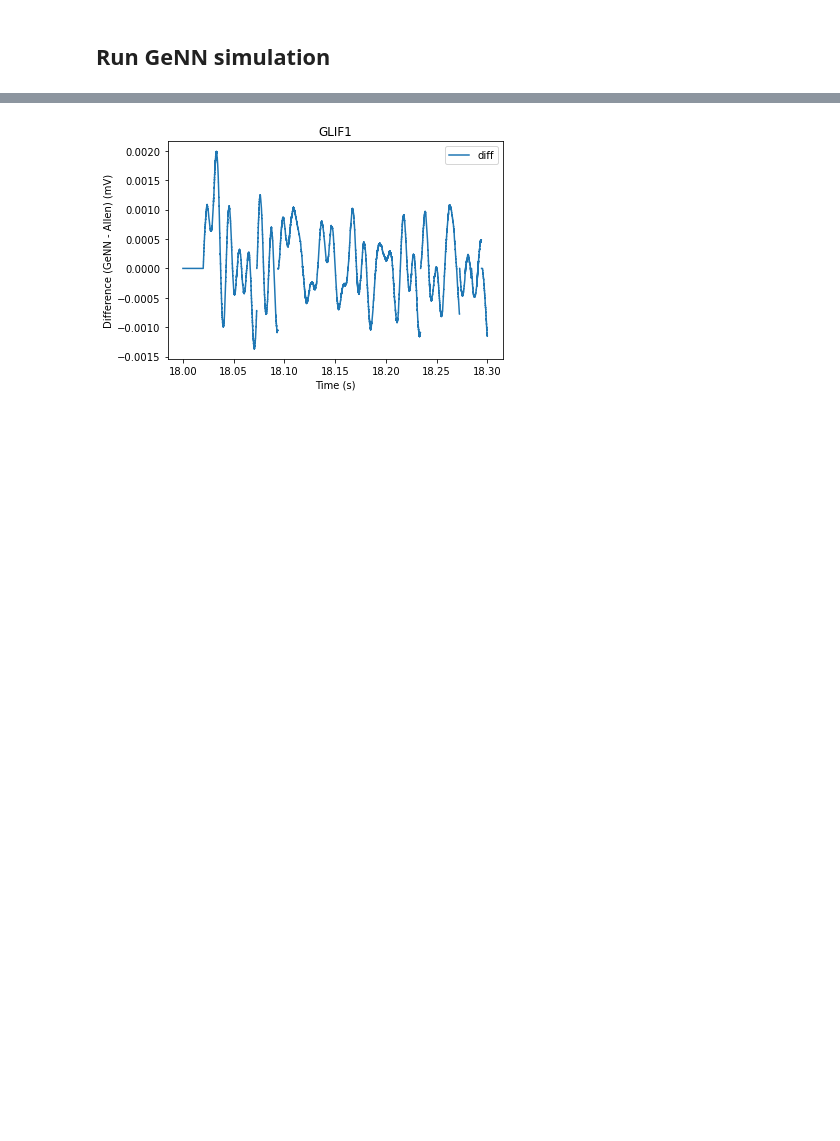
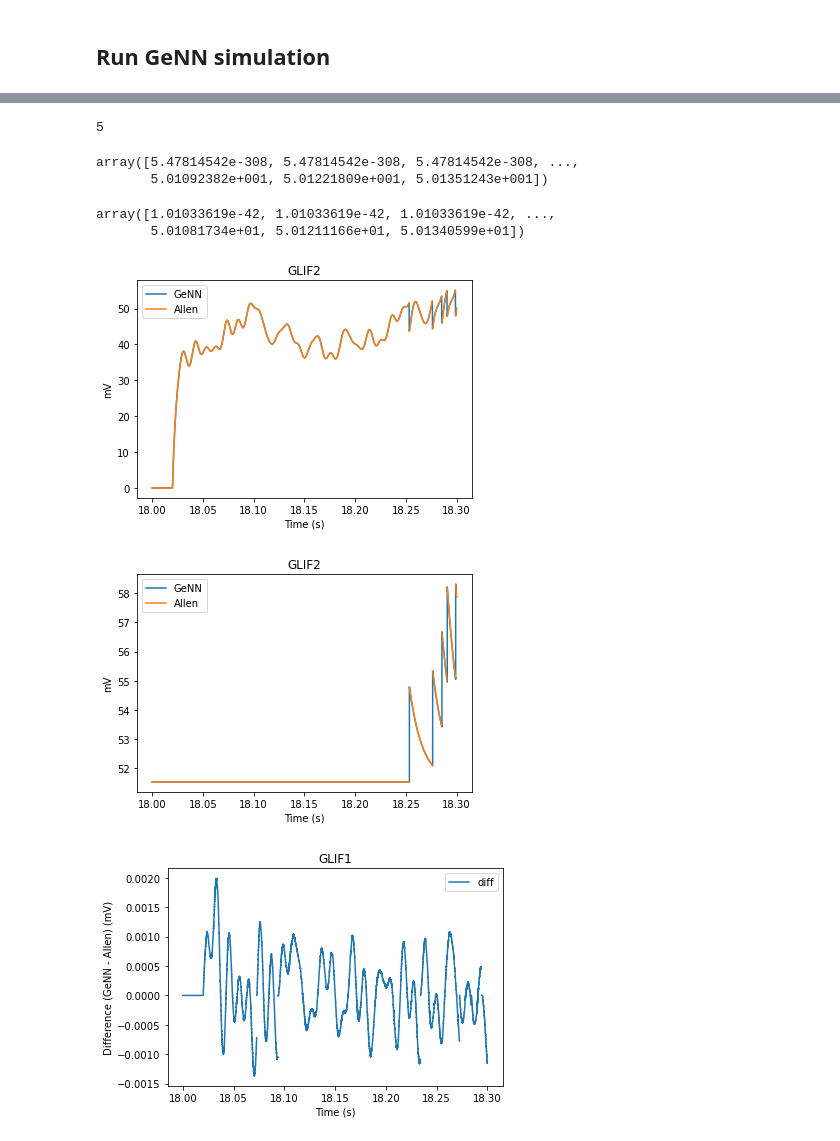
Before and after one commit to williamsnider/v1_project, a Jupyter notebook: compare_GLIF.ipynb, the cells around one changed output, grey strips where cells are left out. Drawn from its saved outputs; the diff is of its cells as text; code cells hidden in the pictures; blank space fills up the shorter version.

```diff
--- a/compare_GLIF.ipynb
+++ b/compare_GLIF.ipynb
@@ -400,3 +679,80 @@ for specimen_id in specimen_ids:
+# %%
+diff = Allen - GeNN
+np.sum(diff>2)
+# %% [output]
+5
+# %%
+Allen
+# %% [output]
+array([5.47814542e-308, 5.47814542e-308, 5.47814542e-308, ...,
+       5.01092382e+001, 5.01221809e+001, 5.01351243e+001])
+# %%
+GeNN
+# %% [output]
+array([1.01033619e-42, 1.01033619e-42, 1.01033619e-42, ...,
+       5.01081734e+01, 5.01211166e+01, 5.01340599e+01])
+# %%
+# Plot the results
+fig, axs = plt.subplots(1,1)
+
+# Full run
+t = saved_model['time']
+# axs[0].plot(t, v[:num_steps,:], label='GeNN')
+# axs[0].plot(t, saved_model['voltage']*1e3, label='Allen')
+# axs[0].set_xlabel('Time (s)')
+# axs[0].set_ylabel('mV')
+# axs[0].set_title('Full Run Time')
+
+# Subset of run
+mask = np.logical_and(t>18, t<18.3)
+axs.plot(t[mask], v[mask,:], label='GeNN')
+axs.plot(t[mask], saved_model['voltage'][mask]*1e3, label='Allen')
+axs.set_xlabel('Time (s)')
+axs.set_ylabel('mV')
+axs.set_title('Run Time on [18, 18.3]')
+plt.title(GLIF_dict[model_type])
+plt.legend()
+plt.show()
+
+# Plot the results
+fig, axs = plt.subplots(1,1)
+
+# Subset of run
+mask = np.logical_and(t>18, t<18.3)
+axs.plot(t[mask], T[mask,:], label='GeNN')
+axs.plot(t[mask], saved_model['threshold'][mask]*1e3, label='Allen')
+axs.set_xlabel('Time (s)')
+axs.set_ylabel('mV')
+axs.set_title('Run Time on [18, 18.3]')
+plt.title(GLIF_dict[model_type])
+plt.legend()
+plt.show()
+
+
+# Plot the results
+fig, axs = plt.subplots(1,1)
+
+# Full run
+t = saved_model['time']
+# axs[0].plot(t, v[:num_steps,:], label='GeNN')
+# axs[0].plot(t, saved_model['voltage']*1e3, label='Allen')
+# axs[0].set_xlabel('Time (s)')
+# axs[0].set_ylabel('mV')
+# axs[0].set_title('Full Run Time')
+
+# Subset of run
+mask = np.logical_and(t>18, t<18.3)
+axs.plot(t[mask], T[mask,:], label='GeNN')
+axs.plot(t[mask], saved_model['threshold'][mask]*1e3, label='Allen')
+axs.set_xlabel('Time (s)')
+axs.set_ylabel('mV')
+axs.set_title('Run Time on [18, 18.3]')
+plt.title(GLIF_dict[model_type])
+plt.legend()
+plt.show()
+# %% [output]
+[figure, added]
+[figure, added]
 # %%
 allen = saved_model['voltage'][mask] * 1e3
 diff = v[mask,:].T - allen
```
Also changed, not shown: parts of 16 cells of this notebook, 1 other file.
